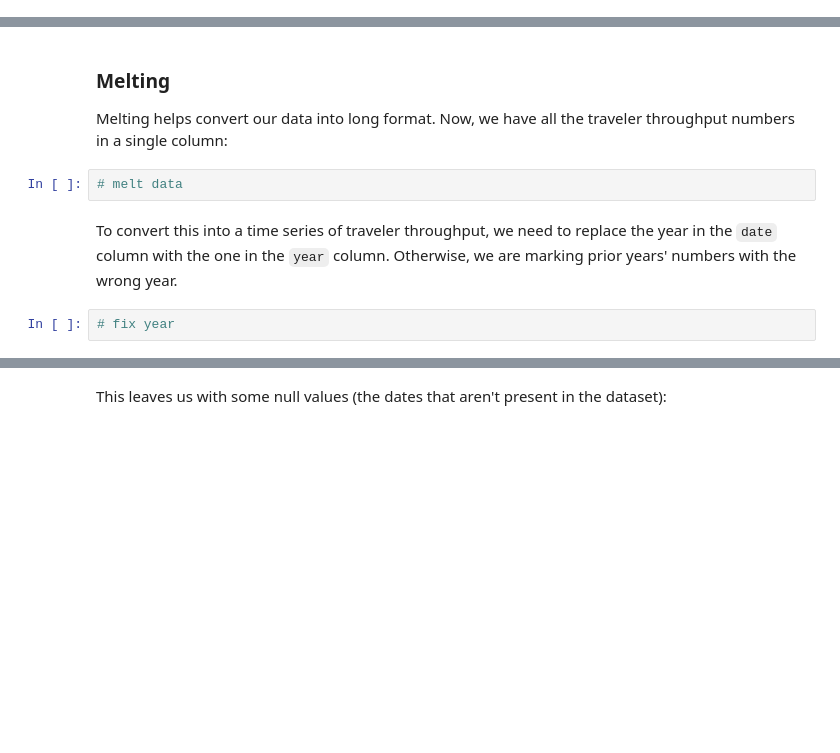
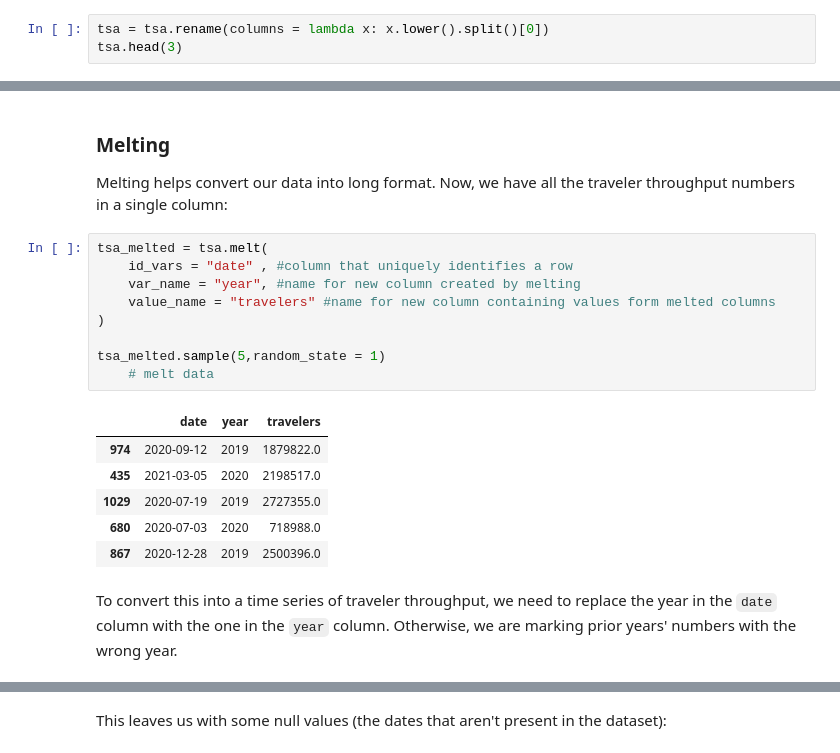
Before and after one commit to dmdigrande/dmdigrande.github.io, a Jupyter notebook: week1-lecture1-intro-to-pandas.ipynb, the cells around one changed output, grey strips where cells are left out. Cells and saved outputs as stored; diff of their text form; blank space fills up the shorter version.

```diff
--- a/week1-lecture1-intro-to-pandas.ipynb
+++ b/week1-lecture1-intro-to-pandas.ipynb
@@ -735,3 +452,6 @@ The taxi dataset we have be working with is in a format conducive to an analysis
 *Source: [TSA.gov](https://www.tsa.gov/coronavirus/passenger-throughput)*
 # %% [markdown]
 First, we will lowercase the column names and take the first word (e.g., `2021` for `2021 Traveler Throughput`) to make this easier to work with:
+# %%
+tsa = tsa.rename(columns = lambda x: x.lower().split()[0])
+tsa.head(3)
@@ -741,9 +466,21 @@ Now, we can work on reshaping it.
 ### Melting
 
 Melting helps convert our data into long format. Now, we have all the traveler throughput numbers in a single column:
-# %%
-# melt data
+# %%
+tsa_melted = tsa.melt(
+    id_vars = "date" , #column that uniquely identifies a row
+    var_name = "year", #name for new column created by melting
+    value_name = "travelers" #name for new column containing values form melted columns
+)
+
+tsa_melted.sample(5,random_state = 1)
+    # melt data
+# %% [output]
+|  | date | year | travelers |
+| 974 | 2020-09-12 | 2019 | 1879822.0 |
+| 435 | 2021-03-05 | 2020 | 2198517.0 |
+| 1029 | 2020-07-19 | 2019 | 2727355.0 |
+| 680 | 2020-07-03 | 2020 | 718988.0 |
+| 867 | 2020-12-28 | 2019 | 2500396.0 |
 # %% [markdown]
 To convert this into a time series of traveler throughput, we need to replace the year in the `date` column with the one in the `year` column. Otherwise, we are marking prior years' numbers with the wrong year.
-# %%
-# fix year
```
Also changed, not shown: parts of 47 cells of this notebook.
